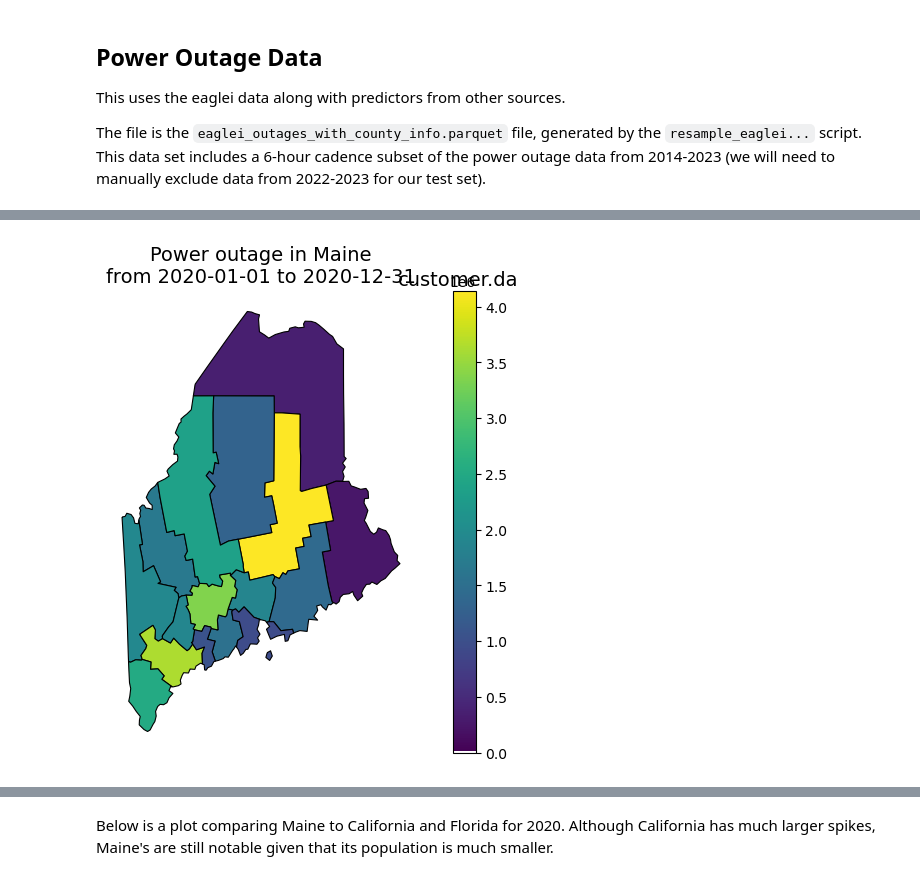
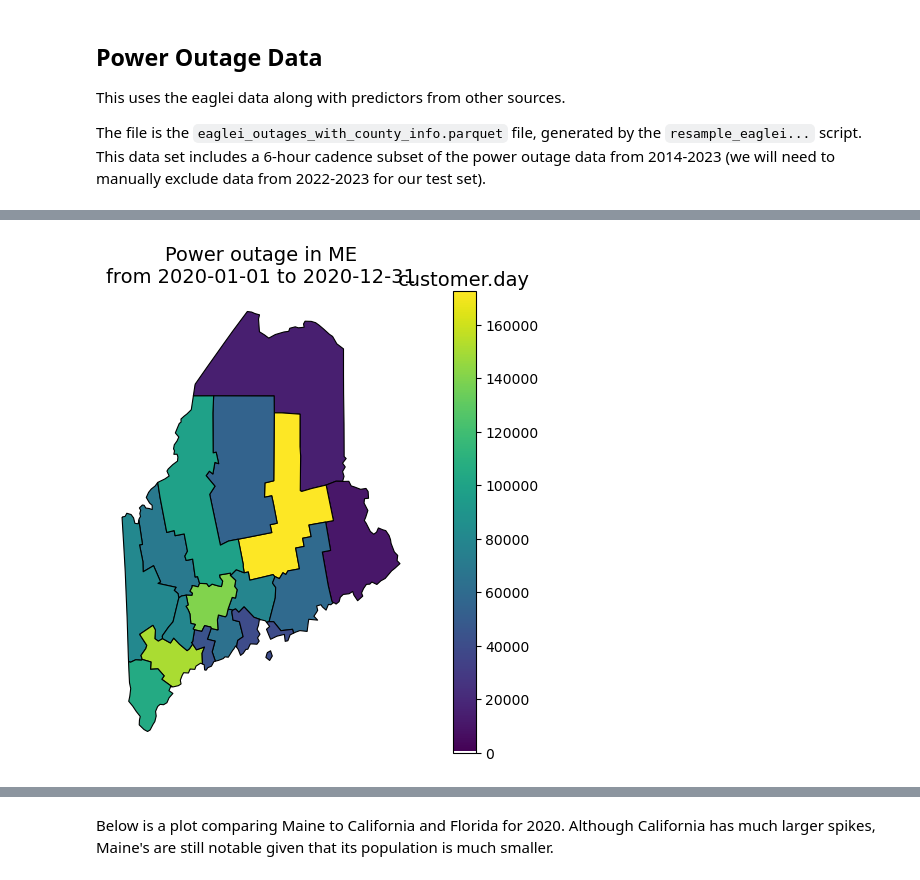
Before and after one commit to aarondweinberg/predictingpoweroutages, a Jupyter notebook: Aaron/EDA_AW.ipynb, the cells around one changed output, grey strips where cells are left out. Cells and saved outputs as stored; diff of their text form; code cells hidden in the pictures.

```diff
--- a/Aaron/EDA_AW.ipynb
+++ b/Aaron/EDA_AW.ipynb
@@ -71,9 +123,62 @@ Below is a plot (by county) of person-days (in millions) without power, followed
 # %%
-start_time = '2020-01-01 00:00:00'
-end_time='2020-12-31 00:00:00'
-plot_outages_on_map_state(start_time,
-                          end_time,
-                          state='Maine')
+#Set the beginning and end of the time interval
+begin ='2020-01-01 00:00:00'
+end='2020-12-31 00:00:00'
+STUSPS = 'ME'
+
+#Convert start_time to datetime object
+start_time = datetime.strptime(begin, '%Y-%m-%d %H:%M:%S')
+end_time = datetime.strptime(end, '%Y-%m-%d %H:%M:%S')
+
+counties = gpd.read_file('../Data/cb_2021_us_county_20m.zip')
+counties = counties[counties['STUSPS'] == STUSPS]
+
+# Filter data based on time range and state
+grouped = df_power[(df_power['datetime'] >= start_time) & (df_power['datetime'] <= end_time) & (df_power['STATE'] == STUSPS)].groupby(['COUNTYNAME','fips_code']).agg({'customers_out': 'sum'}).reset_index()
+grouped['customers_out'] = grouped['customers_out'] / 4 #Used to be 96 for 15-minute cadence
+
+# Merge the counties with aggregated data
+grouped['fips_code'] = grouped['fips_code'].astype(str)  # Ensure FIPS codes are strings
+counties = counties.merge(grouped, left_on='NAME', right_on='COUNTYNAME', how='left')
+
+# Fill missing values with zero so we display it in white color
+counties['customers_out'] = counties['customers_out'].fillna(0)
+
+
+# Create a custom colormap
+viridis_cmap = plt.cm.viridis  # Base colormap
+colors = viridis_cmap(np.linspace(0, 1, 256))  # Extract colors from viridis
+colors[0] = np.array([1, 1, 1, 1])  # Set the first color (for zero values) to white
+custom_cmap = ListedColormap(colors)
+
+# Plot the map
+fig, ax = plt.subplots(1, 1, figsize=(10, 6))
+county_plot = counties.plot(column='customers_out',  # Data to visualize
+                            cmap=custom_cmap,  # Colormap
+                            linewidth=0.8,
+                            ax=ax,
+                            edgecolor='black',
+                            legend=False,  # Disable automatic colorbar
+                            norm=Normalize(vmin=0, vmax=counties['customers_out'].max())  # Normalize scale
+                            )
+
+# Add colorbar and set its title
+sm = plt.cm.ScalarMappable(cmap=custom_cmap, norm=Normalize(vmin=0, vmax=counties['customers_out'].max()))
+sm._A = []  # Dummy array for the ScalarMappable
+cbar = fig.colorbar(sm, ax=ax)
+# cbar.set_label('Number of Customers Out', fontsize=12, labelpad=10)
+cbar.ax.xaxis.set_label_position('top')
+cbar.ax.xaxis.set_ticks_position('top')
+cbar.ax.set_xlabel('customer.day', fontsize=14)
+
+# Remove the vertical label
+cbar.ax.set_ylabel('')
+
+# Customize the plot
+title = f"Power outage in {STUSPS}\nfrom {start_time.strftime('%Y-%m-%d')} to {end_time.strftime('%Y-%m-%d')}"
+ax.set_title(title, fontsize=14)
+ax.axis('off')  # Turn off the axis
+plt.show()
 # %% [output]
-[figure, old version]
+[figure, new version]
 # %%
```
Also changed, not shown: parts of 32 cells of this notebook.
